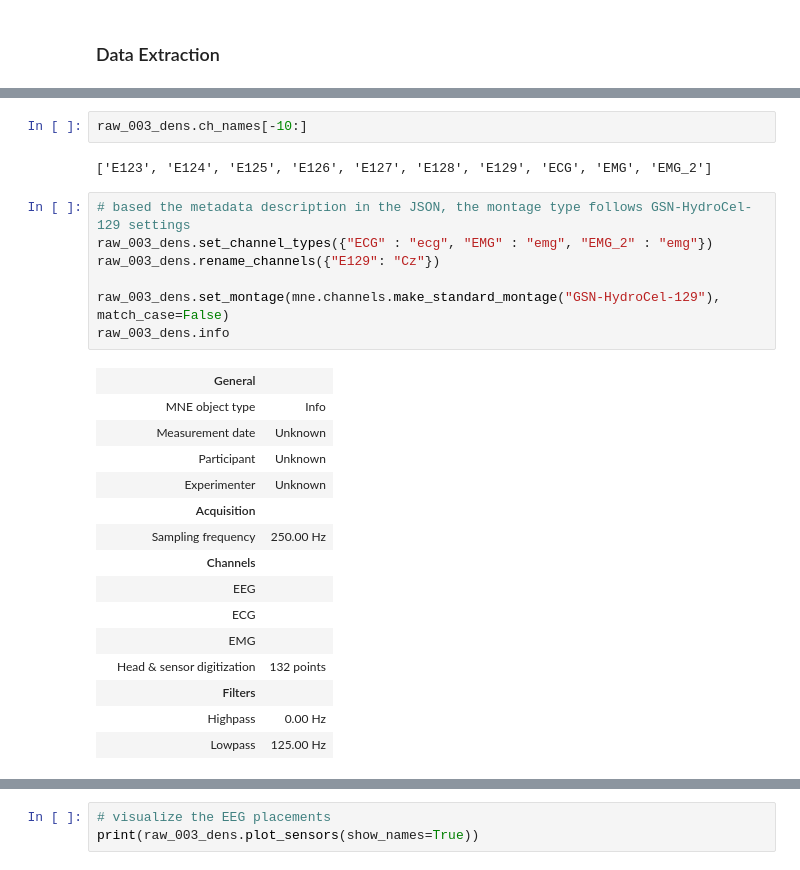
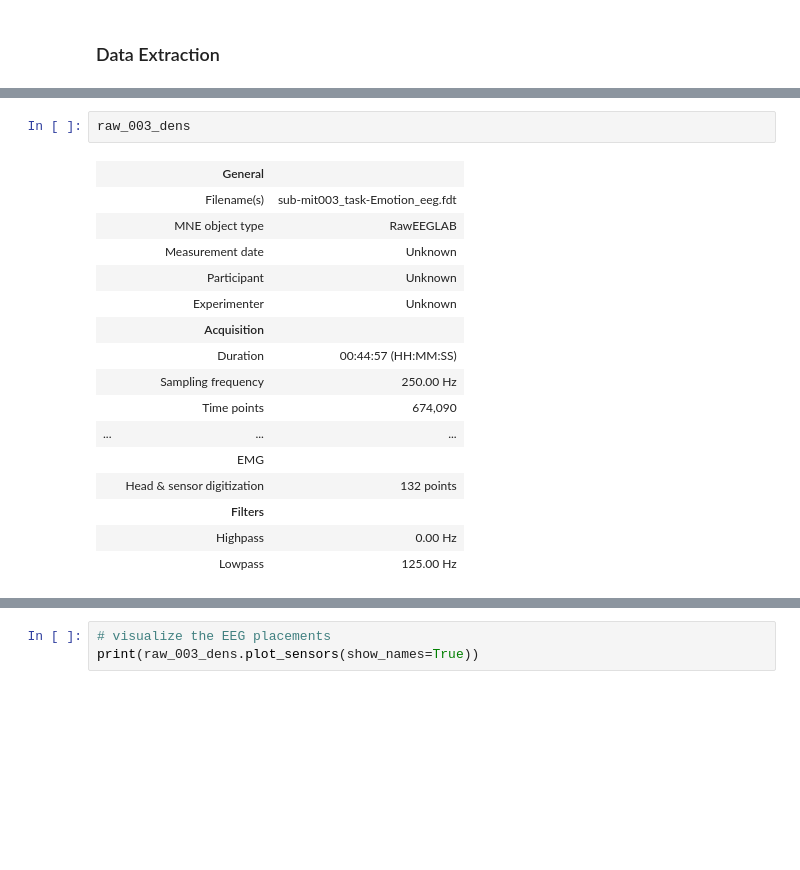
Before and after one commit to HenryGunadi/eeg-emotion-analysis, a Jupyter notebook: notebooks/data_preprocessing.ipynb, the cells around one changed output, grey strips where cells are left out. Saved outputs shown, nothing was run; the diff lists cells and outputs as text; blank space fills up the shorter version.

```diff
--- a/notebooks/data_preprocessing.ipynb
+++ b/notebooks/data_preprocessing.ipynb
@@ -44,27 +88,19 @@ pns: ['ECG', 'EMG', 'EMG_2']
-# %%
-raw_003_dens.ch_names[-10:]
-# %% [output]
-['E123', 'E124', 'E125', 'E126', 'E127', 'E128', 'E129', 'ECG', 'EMG', 'EMG_2']
-# %%
-# based the metadata description in the JSON, the montage type follows GSN-HydroCel-129 settings
-raw_003_dens.set_channel_types({"ECG" : "ecg", "EMG" : "emg", "EMG_2" : "emg"})
-raw_003_dens.rename_channels({"E129": "Cz"})
-
-raw_003_dens.set_montage(mne.channels.make_standard_montage("GSN-HydroCel-129"), match_case=False)
-raw_003_dens.info
-# %% [output]
-|  | General |  |
-|  | MNE object type | Info |
-|  | Measurement date | Unknown |
-|  | Participant | Unknown |
-|  | Experimenter | Unknown |
-|  | Acquisition |  |
-|  | Sampling frequency | 250.00 Hz |
-|  | Channels |  |
-|  | EEG |  |
-|  | ECG |  |
-|  | EMG |  |
-|  | Head & sensor digitization | 132 points |
-|  | Filters |  |
-|  | Highpass | 0.00 Hz |
-|  | Lowpass | 125.00 Hz |
+# %%
+raw_003_dens
+# %% [output]
+|  | General |  |
+|  | Filename(s) | sub-mit003_task-Emotion_eeg.fdt |
+|  | MNE object type | RawEEGLAB |
+|  | Measurement date | Unknown |
+|  | Participant | Unknown |
+|  | Experimenter | Unknown |
+|  | Acquisition |  |
+|  | Duration | 00:44:57 (HH:MM:SS) |
+|  | Sampling frequency | 250.00 Hz |
+|  | Time points | 674,090 |
+| ... | ... | ... |
+|  | EMG |  |
+|  | Head & sensor digitization | 132 points |
+|  | Filters |  |
+|  | Highpass | 0.00 Hz |
+|  | Lowpass | 125.00 Hz |
```
Also changed, not shown: parts of 16 cells of this notebook, 1 other file.
